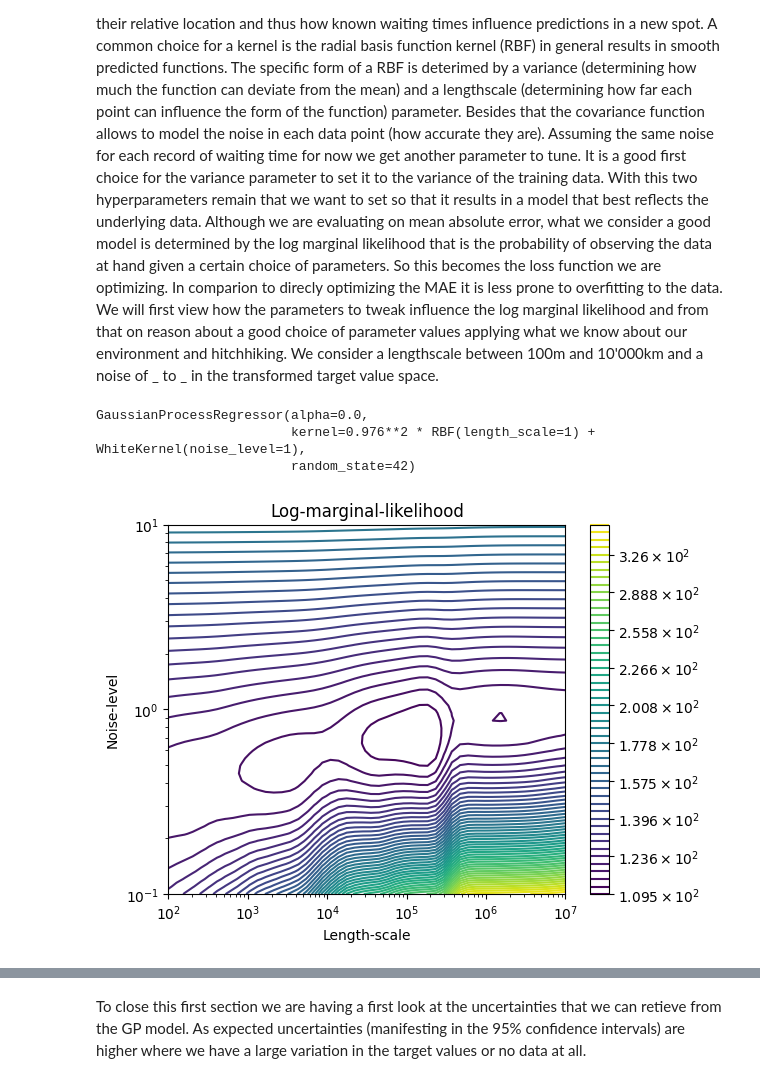
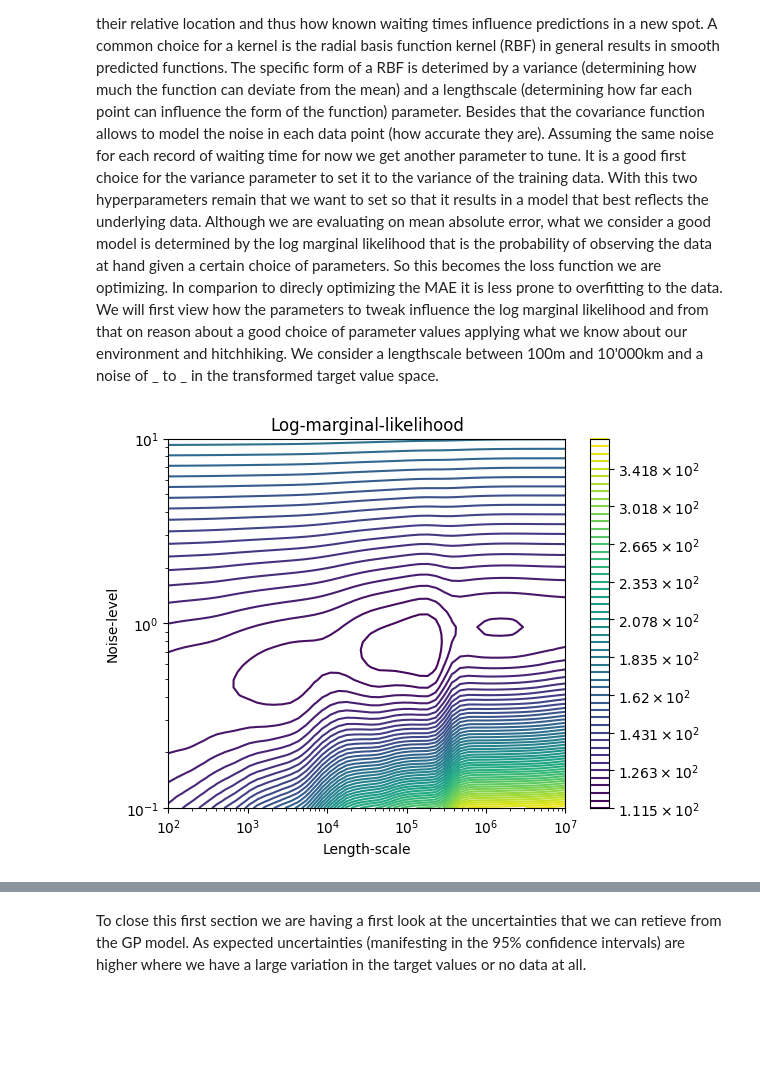
Before and after one commit to Hitchwiki/hitchmap-data, a Jupyter notebook: visualization/predictors/heatchmap.ipynb, the cells around one changed output, grey strips where cells are left out. Saved outputs shown, nothing was run; the diff lists cells and outputs as text; code cells hidden in the pictures; blank space fills up the shorter version.

```diff
--- a/visualization/predictors/heatchmap.ipynb
+++ b/visualization/predictors/heatchmap.ipynb
@@ -191,55 +162,25 @@ We consider a lengthscale between 100m and 10'000km and a noise of _ to _ in the
 # %%
 rbf = RBF(length_scale_bounds=(1e-100, 1e100))
 kernel = ConstantKernel(
-    constant_value=sigma**2, constant_value_bounds="fixed"
+    constant_value=1.0**2, constant_value_bounds="fixed"
 ) * rbf + WhiteKernel(noise_level_bounds=(1e-100, 1e100))
 
-gp = GaussianProcessRegressor(
+gpr = GaussianProcessRegressor(
     kernel=kernel,
     alpha=0.0**2,
     optimizer="fmin_l_bfgs_b",
-    normalize_y=False,
+    normalize_y=True,
     n_restarts_optimizer=0,
     random_state=42,
 )
 
-gp.fit(X, y)
+target_transform_gpr = TransformedTargetRegressorWithUncertainty(
+    regressor=gpr, transformer=LogTransformer()
+)
+
+target_transform_gpr.fit(X, y);
-# %% [output]
-GaussianProcessRegressor(alpha=0.0,
-                         kernel=0.976**2 * RBF(length_scale=1) + WhiteKernel(noise_level=1),
-                         random_state=42)
-# %%
-# https://scikit-learn.org/stable/auto_examples/gaussian_process/plot_gpr_noisy.html#sphx-glr-auto-examples-gaussian-process-plot-gpr-noisy-py
-length_scale = np.logspace(2, 7, num=50)
-noise_level = np.logspace(-1, 1, num=50)
-length_scale_grid, noise_level_grid = np.meshgrid(length_scale, noise_level)
-
-log_marginal_likelihood = [
-    gp.log_marginal_likelihood(theta=np.log([scale, noise]))
-    for scale, noise in zip(length_scale_grid.ravel(), noise_level_grid.ravel())
-]
-log_marginal_likelihood = np.reshape(
-    log_marginal_likelihood, newshape=noise_level_grid.shape
-)
-
-vmin, vmax = (-log_marginal_likelihood).min(), (-log_marginal_likelihood).max()
-level = np.around(np.logspace(np.log10(vmin), np.log10(vmax), num=50), decimals=1)
-plt.contour(
-    length_scale_grid,
-    noise_level_grid,
-    -log_marginal_likelihood,
-    levels=level,
-    norm=LogNorm(vmin=vmin, vmax=vmax),
-)
-plt.colorbar()
-plt.xscale("log")
-plt.yscale("log")
-plt.xlabel("Length-scale")
-plt.ylabel("Noise-level")
-plt.title("Log-marginal-likelihood")
-plt.show()
-
-# TODO: 3 minima
-# %% [output]
-[figure, removed]
+# %%
+plot_lmm_depending_on_lengthscale_noise(target_transform_gpr)
+# %% [output]
+[figure, added]
 # %%
```
Also changed, not shown: parts of 27 cells of this notebook, 7 other files.
